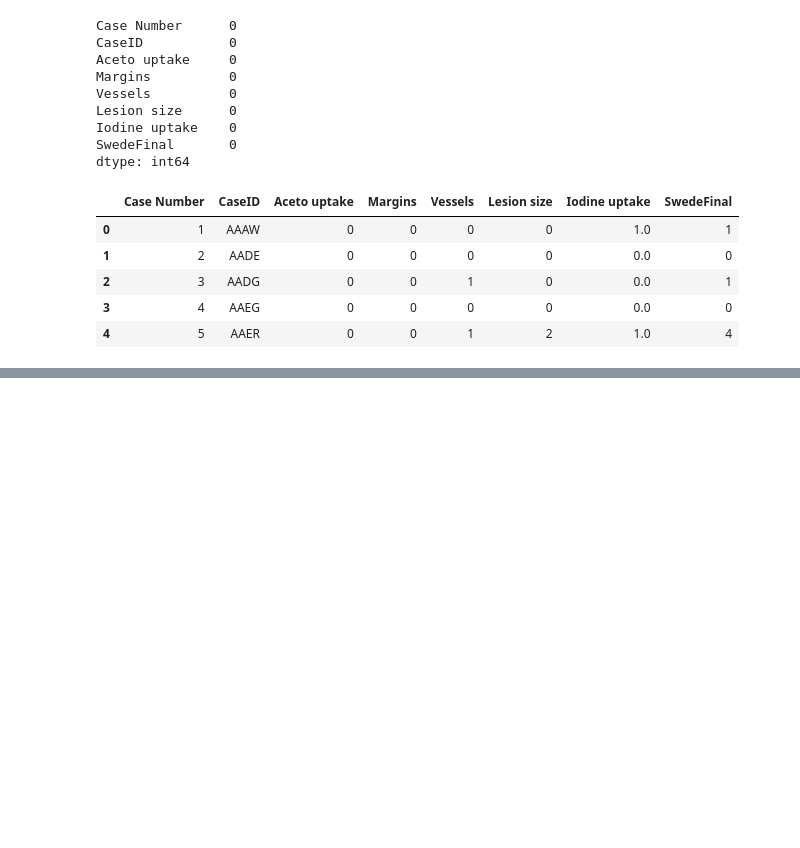
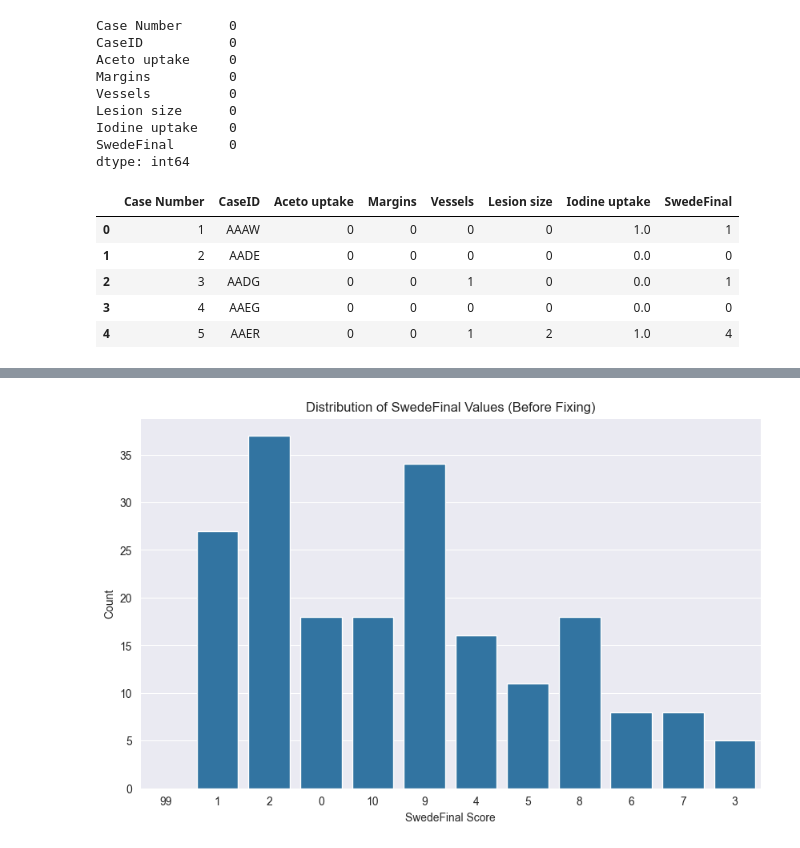
Before and after one commit to KindOf/itsu-magister, a Jupyter notebook: preprocess_meta.ipynb, the cells around one changed output, grey strips where cells are left out. Cells and saved outputs as stored; diff of their text form; code cells hidden in the pictures; blank space fills up the shorter version.

```diff
--- a/preprocess_meta.ipynb
+++ b/preprocess_meta.ipynb
@@ -111,0 +133,6 @@ selected_metadata.head()
+# %%
+# List of columns contributing to SwedeFinal score
+score_columns = ['Aceto uptake', 'Margins', 'Vessels', 'Lesion size', 'Iodine uptake']
+
+# Recalculate SwedeFinal for invalid entries
+selected_metadata.loc[invalid_indices, 'SwedeFinal'] = selected_metadata.loc[invalid_indices, score_columns].sum(axis=1)
@@ -112,3 +144,14 @@ selected_metadata.head()
+# %%
+class_counts = metadata['SwedeFinal'].value_counts()
+# Plot histogram
+plt.figure(figsize=(10, 6))
+sns.countplot(data=selected_metadata, x='SwedeFinal', order=class_counts.index)
+plt.title('Distribution of SwedeFinal Values (Before Fixing)')
+plt.xlabel('SwedeFinal Score')
+plt.ylabel('Count')
+plt.show()
+# %% [output]
+[figure, added]
 # %%
 # Save data frame for further usage.
 selected_metadata.to_csv('./data/source.csv');
```
Also changed, not shown: parts of 8 cells of this notebook.
